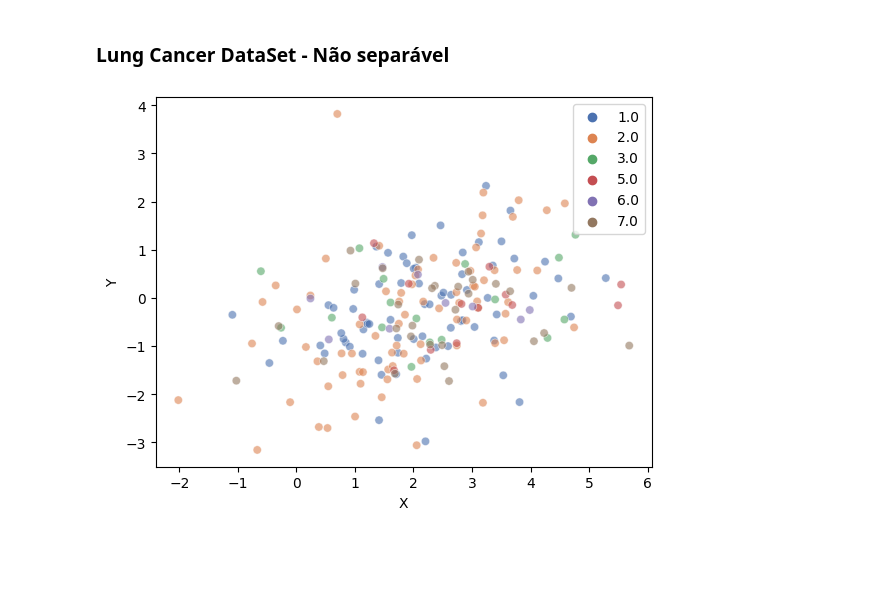
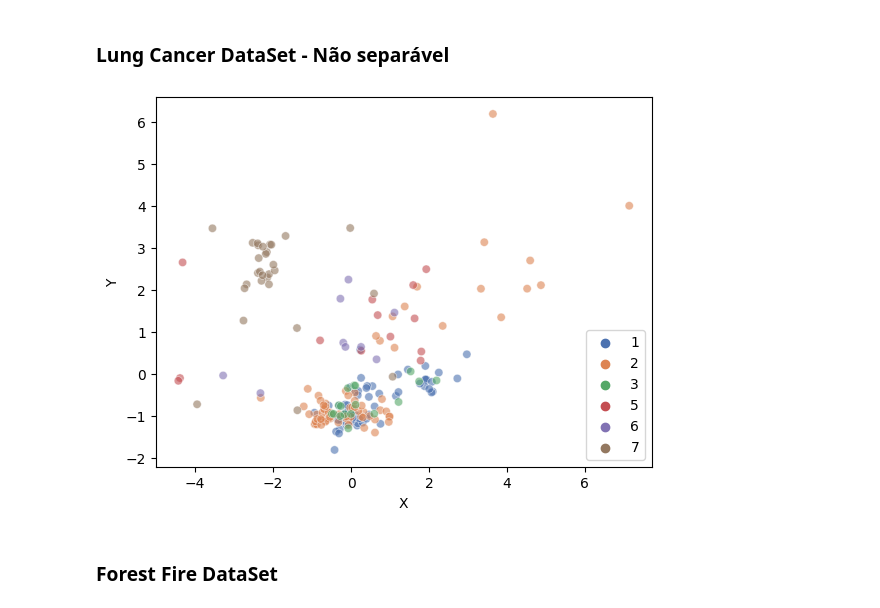
Before and after one commit to Igoreduardobraga/TP-1-ALG2, a Jupyter notebook: datasets_manipulation.ipynb, the cells around one changed output. Drawn from its saved outputs; the diff is of its cells as text; code cells hidden in the pictures; blank space fills up the shorter version.

```diff
--- a/datasets_manipulation.ipynb
+++ b/datasets_manipulation.ipynb
@@ -240,15 +234,19 @@ plot_scatter(filtered_rice_df)
 ### Lung Cancer DataSet - Não separável
 # %%
 features, targets = import_uci(42)
+
+normalized_data = StandardScaler().fit_transform(features)
 
 # Apply PCA with 2 components
 pca = PCA(n_components=2)
 components = pca.fit_transform(normalized_data)
 
 # Create a dataframe with PCA components and class labels
-df = pd.DataFrame(data=components, columns=["X", "Y"])
-df['Class'] = targets
+lung_cancer_df = pd.DataFrame(data=components, columns=["X", "Y"])
+lung_cancer_df['Class'] = targets
 
-plot_scatter(df)
+plot_scatter(lung_cancer_df)
 # %% [output]
-[figure, old version]
+[figure, new version]
+# %% [markdown]
+### Forest Fire DataSet
```
Also changed, not shown: parts of 14 cells of this notebook, 3 other files.
